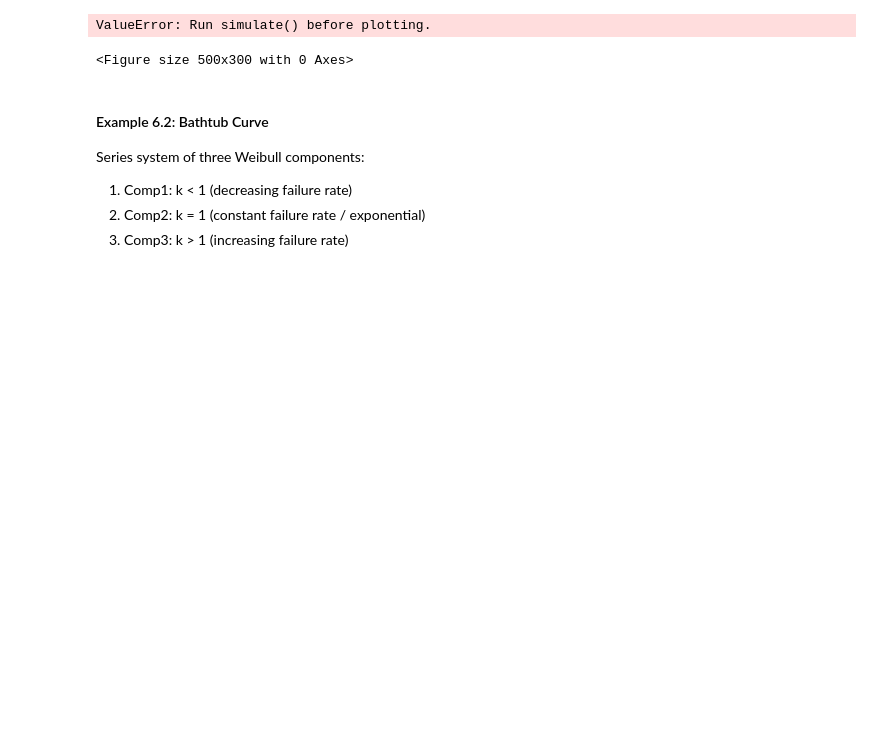
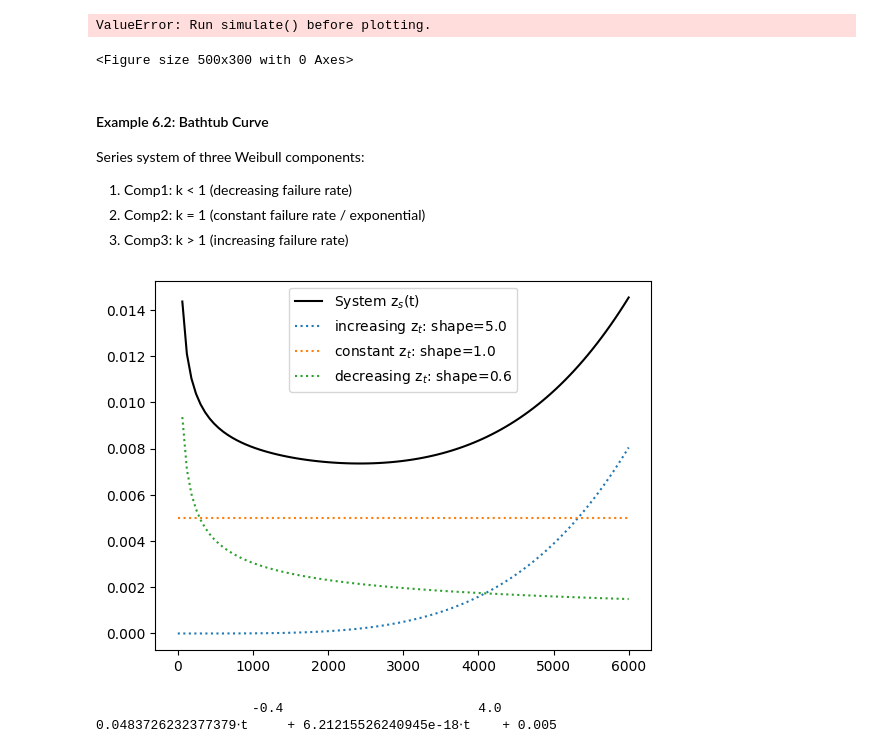
Before and after one commit to andreyaW/KISS2, a Jupyter notebook: object_testing_notebooks/system_test.ipynb, the cells around one changed output. Drawn from its saved outputs; the diff is of its cells as text; code cells hidden in the pictures; blank space fills up the shorter version.

```diff
--- a/object_testing_notebooks/system_test.ipynb
+++ b/object_testing_notebooks/system_test.ipynb
@@ -492,5 +492,33 @@ Series system of three Weibull components:
 # %%
 # Series system of three Weibull components:
 #   - Comp1: k < 1  (decreasing failure rate)
 #   - Comp2: k = 1  (constant failure rate / exponential)
 #   - Comp3: k > 1  (increasing failure rate)
+
+from component_objects.component_weibull import WeibullComponent
+from system_objects.series_system import SeriesSystem
+
+import matplotlib.pyplot as plt
+import numpy as np
+import sympy as sp
+
+IFR_comp = WeibullComponent('increasing FR', 3500, 1, shape=5.0)   # wear-out (late)
+CFR_comp = WeibullComponent('constant FR', 200, 1, shape=1.0)     # random failures (middle)
+DFR_comp = WeibullComponent('decreasing FR', 100, 1, shape=0.6)  # infant mortality (early)
+
+sys = SeriesSystem('bathtub FR sys', [IFR_comp, CFR_comp, DFR_comp])
+
+t = np.linspace(0, 6000, 100)
+plt.figure()
+plt.plot(t, sys.z_s(t), '-k',label=fr'System z$_s$(t)')
+plt.plot(t, IFR_comp.z_t(t), ':',label=fr'increasing z$_t$: shape={IFR_comp.shape}')
+plt.plot(t, CFR_comp.z_t(t), ':',label=fr'constant z$_t$: shape={CFR_comp.shape}')
+plt.plot(t, DFR_comp.z_t(t), ':',label=fr'decreasing z$_t$: shape={DFR_comp.shape}')
+plt.legend()
+plt.show()
+
+print(sp.pretty(sys.z_s()))
+# %% [output]
+[figure, added]
+                    -0.4                         4.0
+0.0483726232377379⋅t     + 6.21215526240945e-18⋅t    + 0.005
```
Also changed, not shown: 13 other files.
